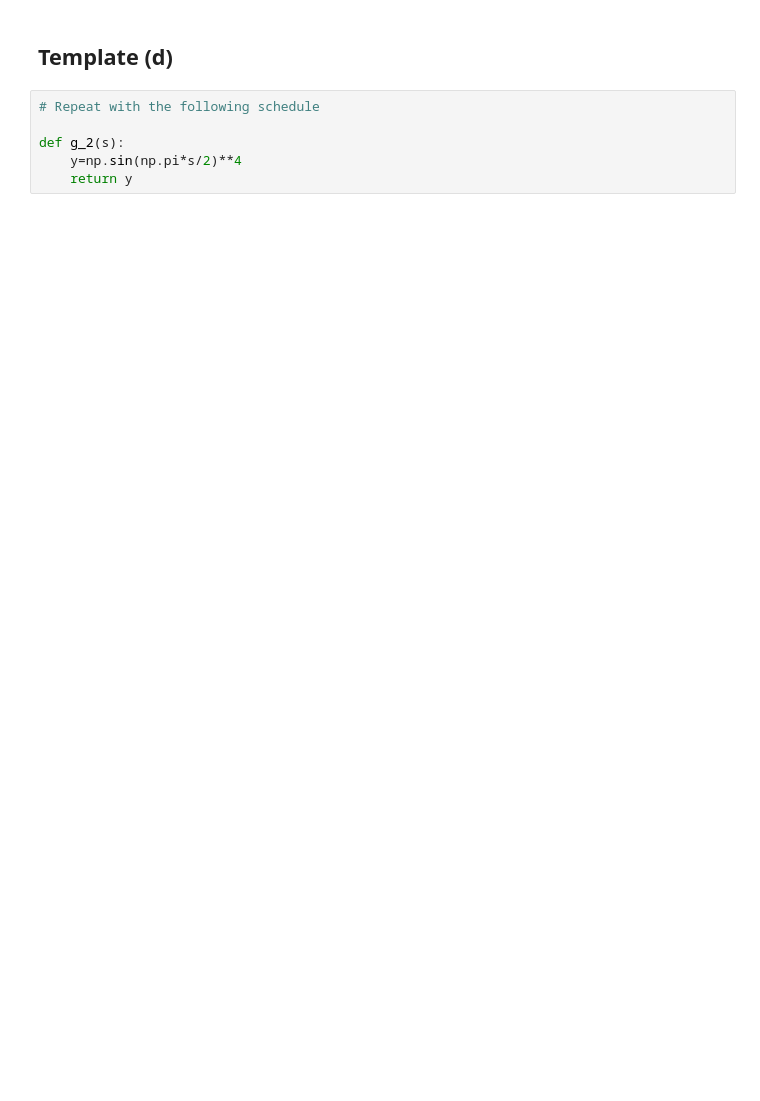
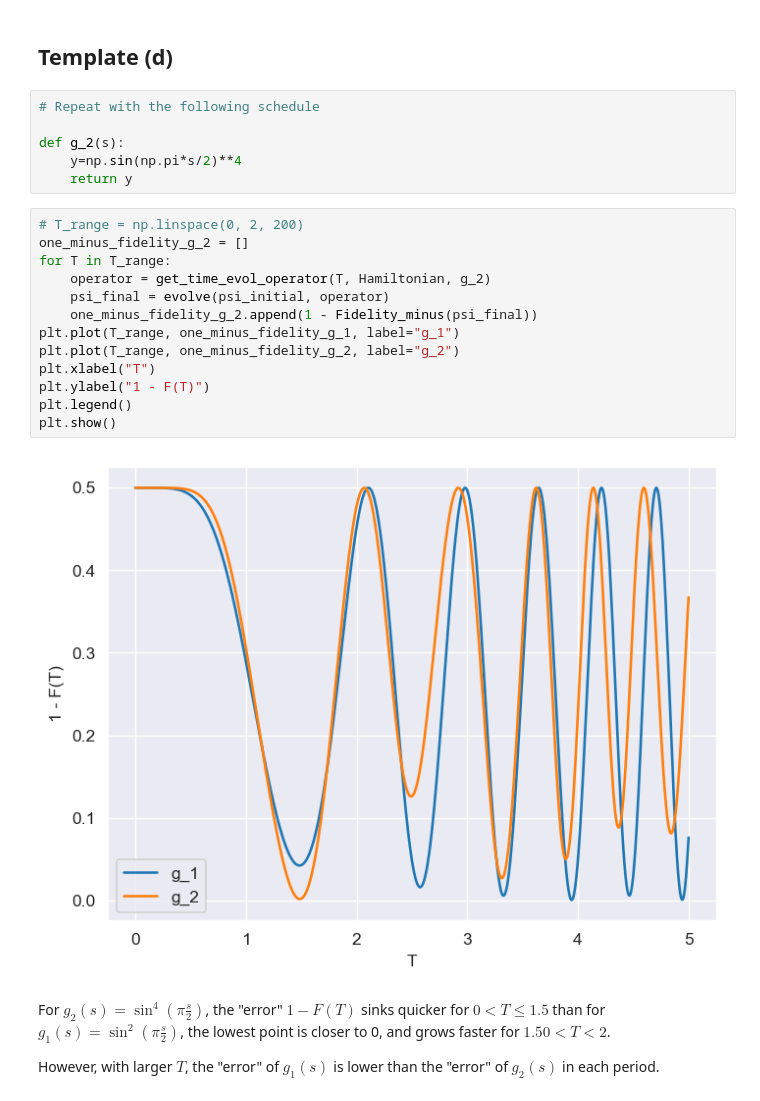
Before and after one commit to wghaotian/programming-exercises, a Jupyter notebook: 2025-summer-rwth/template-exercise-03.ipynb, the cells around one changed output. Saved outputs shown, nothing was run; the diff lists cells and outputs as text; blank space fills up the shorter version.

```diff
--- a/2025-summer-rwth/template-exercise-03.ipynb
+++ b/2025-summer-rwth/template-exercise-03.ipynb
@@ -163,3 +272,22 @@ def Fidelity_minus(state):
 def g_2(s):
     y=np.sin(np.pi*s/2)**4
     return y
+# %%
+# T_range = np.linspace(0, 2, 200)
+one_minus_fidelity_g_2 = []
+for T in T_range:
+    operator = get_time_evol_operator(T, Hamiltonian, g_2)
+    psi_final = evolve(psi_initial, operator)
+    one_minus_fidelity_g_2.append(1 - Fidelity_minus(psi_final))
+plt.plot(T_range, one_minus_fidelity_g_1, label="g_1")
+plt.plot(T_range, one_minus_fidelity_g_2, label="g_2")
+plt.xlabel("T")
+plt.ylabel("1 - F(T)")
+plt.legend()
+plt.show()
+# %% [output]
+[figure, added]
+# %% [markdown]
+For $g_2(s) = \sin^4(\pi\frac{s}{2})$, the "error" $1-F(T)$ sinks quicker for $0 < T \le 1.5$ than for $g_1(s) = \sin^2(\pi\frac{s}{2})$, the lowest point is closer to 0, and grows faster for $1.50 < T < 2$.
+
+However, with larger $T$, the "error" of $g_1(s)$ is lower than the "error" of $g_2(s)$ in each period.
```
Also changed, not shown: parts of 13 cells of this notebook.
